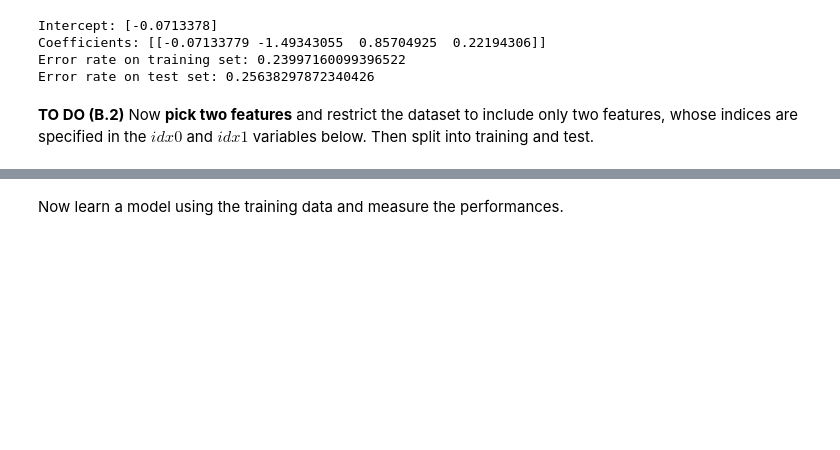
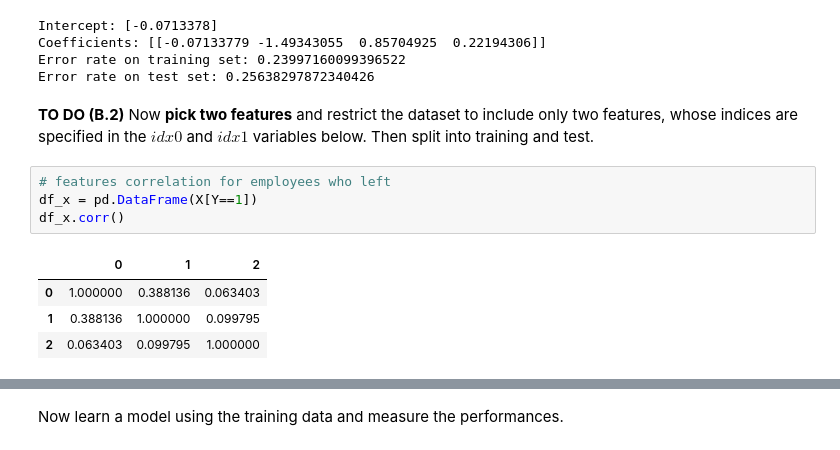
Before and after one commit to Berto70/ml_lab, a Jupyter notebook: ass_1/assignment_lab01.ipynb, the cells around one changed output, grey strips where cells are left out. Cells and saved outputs as stored; diff of their text form; blank space fills up the shorter version.

```diff
--- a/ass_1/assignment_lab01.ipynb
+++ b/ass_1/assignment_lab01.ipynb
@@ -503,3 +517,12 @@ Error rate on training set: 0.23997160099396522
 Error rate on test set: 0.25638297872340426
 # %% [markdown]
 **TO DO (B.2)** Now **pick two features** and restrict the dataset to include only two features, whose indices are specified in the $idx0$ and $idx1$ variables below. Then split into training and test.
+# %%
+# features correlation for employees who left
+df_x = pd.DataFrame(X[Y==1])
+df_x.corr()
+# %% [output]
+|  | 0 | 1 | 2 |
+| 0 | 1.000000 | 0.388136 | 0.063403 |
+| 1 | 0.388136 | 1.000000 | 0.099795 |
+| 2 | 0.063403 | 0.099795 | 1.000000 |
```
Also changed, not shown: parts of 26 cells of this notebook.
